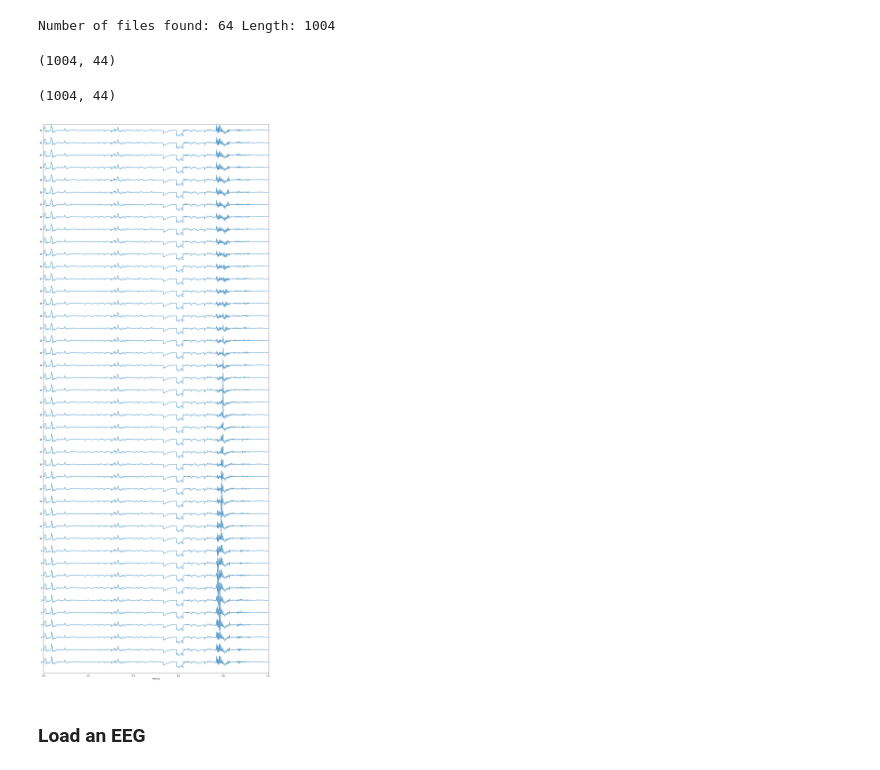
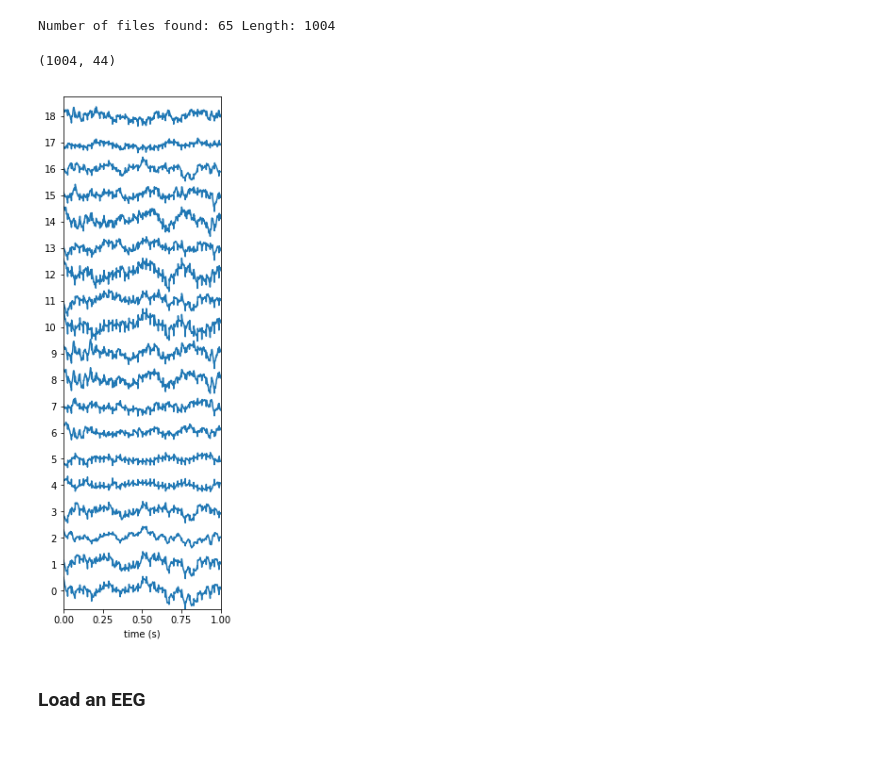
Before and after one commit to DanielLongo/eegML, a Jupyter notebook: vizualize_loaded_EEGs.ipynb, the cells around one changed output. Saved outputs shown, nothing was run; the diff lists cells and outputs as text; code cells hidden in the pictures.

```diff
--- a/vizualize_loaded_EEGs.ipynb
+++ b/vizualize_loaded_EEGs.ipynb
@@ -14,10 +14,11 @@ import random
 # %%
 # data_file = "/mnt/data1/eegdbs/eegdata_summary-2017-10-26.csv"
 data_file = None
+num_channels = 19
 real_eegs = EEGDataset("/mnt/data1/eegdbs/SEC-0.1/stanford/", csv_file=data_file, num_examples=64 * 1, num_channels=44,
                        length=1004, delay=10000)
 # %% [output]
-Number of files found: 64 Length: 1004
+Number of files found: 65 Length: 1004
 # %%
 real_eegs.shuffle()
 real_eegs[0][0].numpy().shape
@@ -27,14 +28,15 @@ real_eegs[0][0].numpy().shape
 index = 6
 # %%
 sample = real_eegs[0][index].numpy()
-# %%
-sample.shape
-# %% [output]
-(1004, 44)
+# %%
+sample.shape
+rcParams['figure.figsize'] = 3, 10
 # %%
-stacklineplot.stackplot(sample.T, seconds=1004/1000, ylabels=list(range(44)), yscale=1)
+real_eegs.shuffle()
+sample = real_eegs[0][index].numpy()
+stacklineplot.stackplot(sample.T[:num_channels], seconds=1004/1000, ylabels=list(range(num_channels)), yscale=1)
 # %% [output]
-[figure, old version]
+[figure, new version]
 # %% [markdown]
 ### Load an EEG
 # %%
```
Also changed, not shown: 1 other file.
